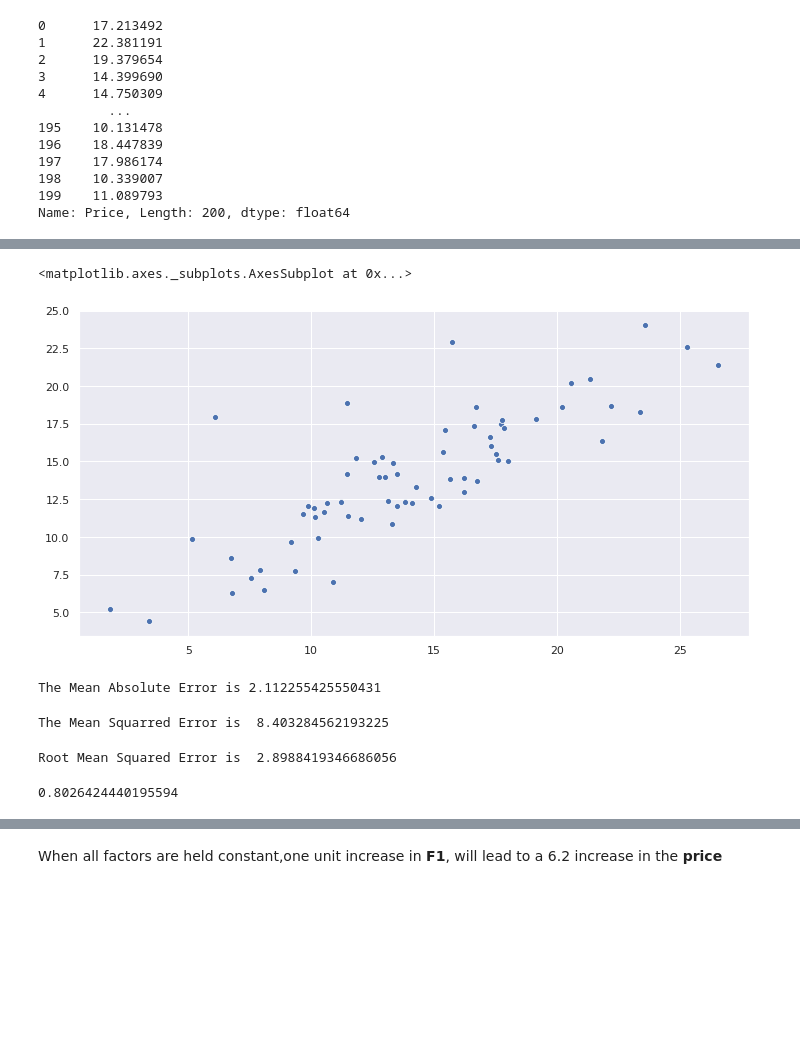
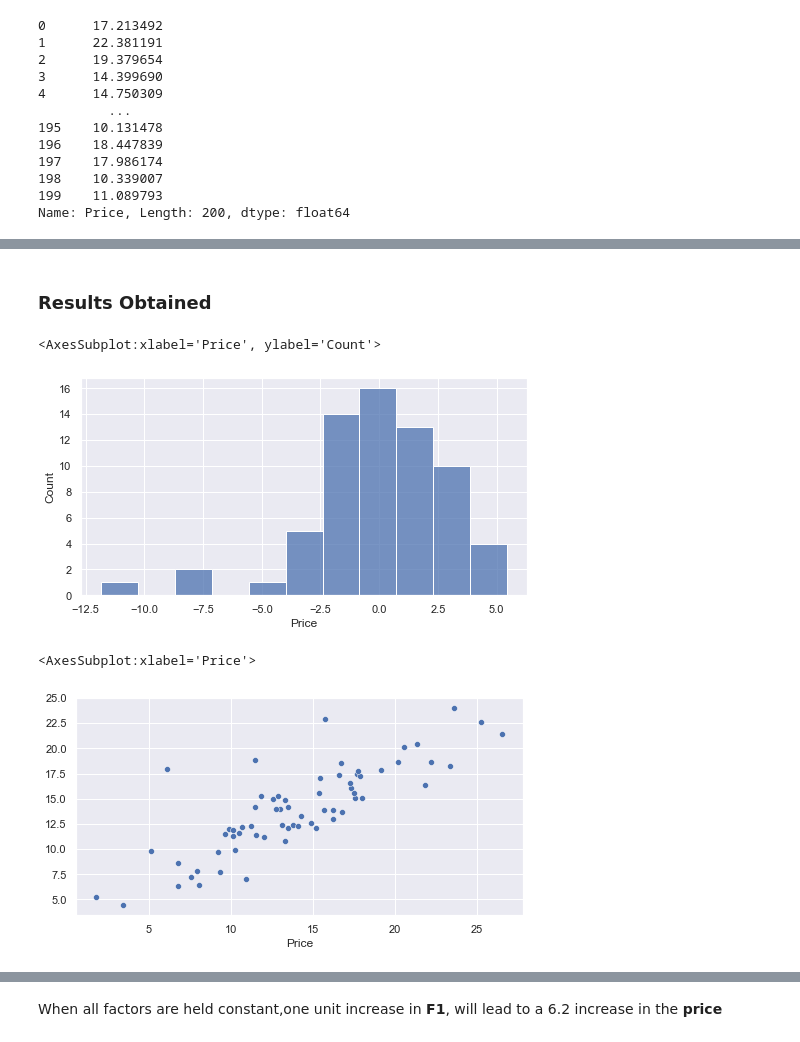
Before and after one commit to LeonardoSMSoares/Data-Science-and-Machine-Learning-Bootcamp, a Jupyter notebook: 04 - Linear Regression - Guess the Price.ipynb, the cells around one changed output, grey strips where cells are left out. Saved outputs shown, nothing was run; the diff lists cells and outputs as text; code cells hidden in the pictures; blank space fills up the shorter version.

```diff
--- a/04 - Linear Regression - .ipynb
+++ b/04 - Linear Regression - Guess the Price.ipynb
@@ -141,6 +142,16 @@ sns.distplot((y_test-predictions))
+# %% [markdown]
+### Results Obtained
+# %%
+# Histogram: (Real Results) - (Predictions)
+plt.figure(figsize=(8,4))
+sns.histplot((y_test-predictions))
+# %% [output]
+<AxesSubplot:xlabel='Price', ylabel='Count'>
+[figure, added]
 # %%
-plt.figure(figsize=(12,6))
+# Plot (Real Results) x (Predictions)
+plt.figure(figsize=(8,4))
 sns.scatterplot(y_test,predictions)
 # %% [output]
-<matplotlib.axes._subplots.AxesSubplot at 0x...>
+<AxesSubplot:xlabel='Price'>
-[figure, old version]
+[figure, new version]
@@ -150,16 +157,0 @@ import numpy as np
-# %%
-print('The Mean Absolute Error is', metrics.mean_absolute_error(y_test, predictions))
-# %% [output]
-The Mean Absolute Error is 2.112255425550431
-# %%
-print('The Mean Squarred Error is ', metrics.mean_squared_error(y_test, predictions))
-# %% [output]
-The Mean Squarred Error is  8.403284562193225
-# %%
-print('Root Mean Squared Error is ', np.sqrt(metrics.mean_squared_error(y_test, predictions)))
-# %% [output]
-Root Mean Squared Error is  2.8988419346686056
-# %%
-model.intercept_
-# %% [output]
-0.8026424440195594
```
Also changed, not shown: parts of 22 cells of this notebook, 1 other file.
